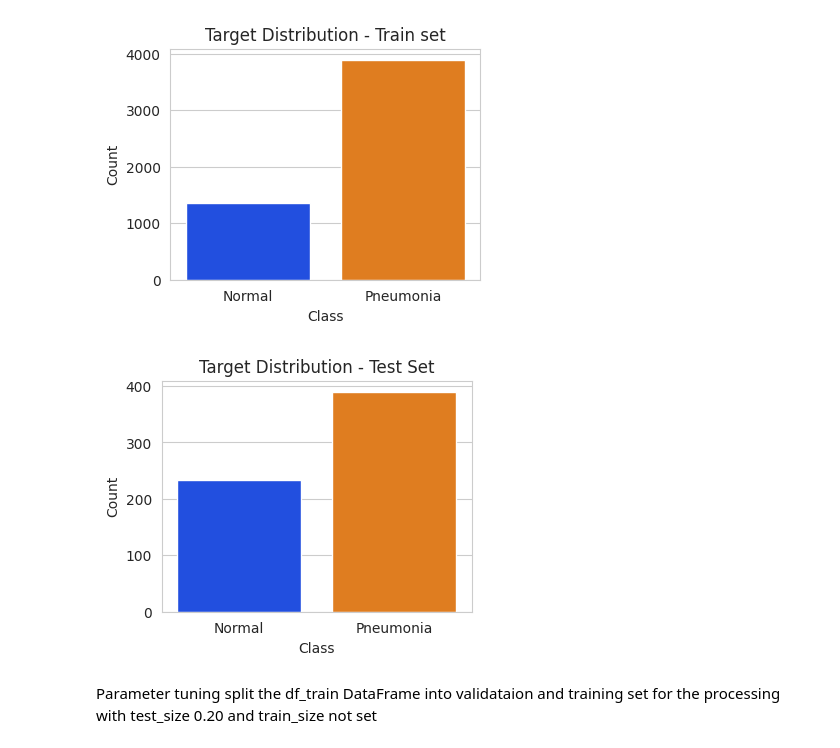
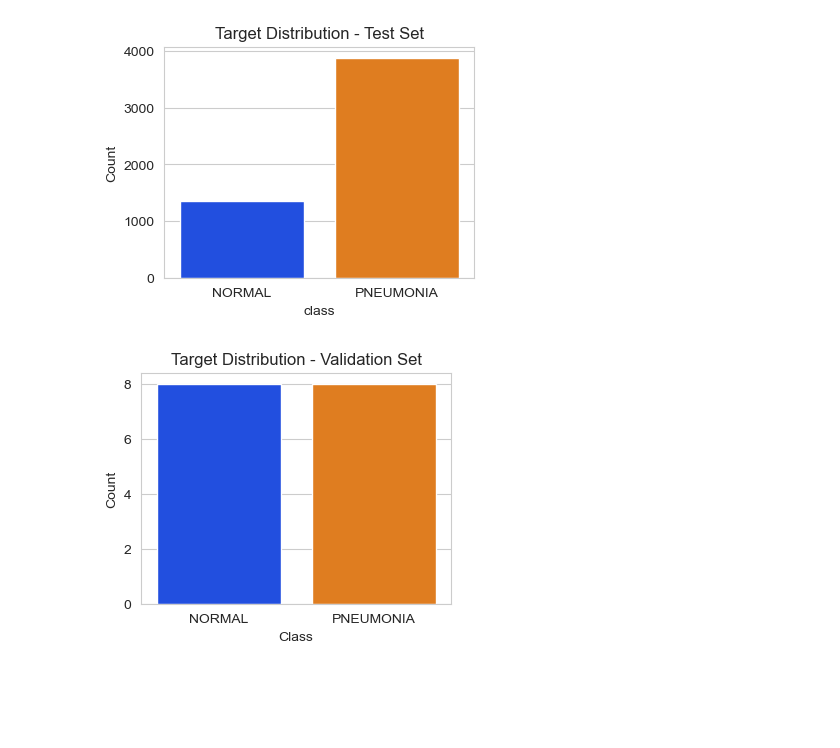
Before and after one commit to noelsj007/Pneumonia_detection_model, a Jupyter notebook: PneumoniaCNN.ipynb, the cells around one changed output. Cells and saved outputs as stored; diff of their text form; code cells hidden in the pictures; blank space fills up the shorter version.

```diff
--- a/PneumoniaCNN.ipynb
+++ b/PneumoniaCNN.ipynb
@@ -81,25 +76,25 @@ df_train
 # %%
+#plotting the target distribution on the data set
+
 sns.set_palette("bright")
 sns.set_style("whitegrid")
 
-# Plotting target distribution in the training set
+#ploting the target distribution for the trainset
 plt.figure(figsize=(4,3))
 sns.countplot(data=df_train, x='class')
-plt.title('Target Distribution - Train set')
+plt.title('Target Distribution - Test Set')
+plt.xlabel('class')
+plt.ylabel('Count')
+plt.show()
+
+#ploting the target distribution for the validationset
+plt.figure(figsize=(4,3))
+sns.countplot(data=df_val, x='class')
+plt.title('Target Distribution - Validation Set')
 plt.xlabel('Class')
 plt.ylabel('Count')
 plt.show()
-
-# Plotting target distribution in the test set
-plt.figure(figsize=(4, 3))
-sns.countplot(data=df_test, x='class')
-plt.title('Target Distribution - Test Set')
-plt.xlabel('Class')
-plt.ylabel('Count')
-plt.show()
 # %% [output]
-[figure, old version]
+[figure, new version]
-[figure, old version]
+[figure, new version]
-# %% [markdown]
-Parameter tuning split the df_train DataFrame into validataion and training set for the processing with test_size 0.20 and train_size not set
 # %%
```
Also changed, not shown: parts of 17 cells of this notebook.
